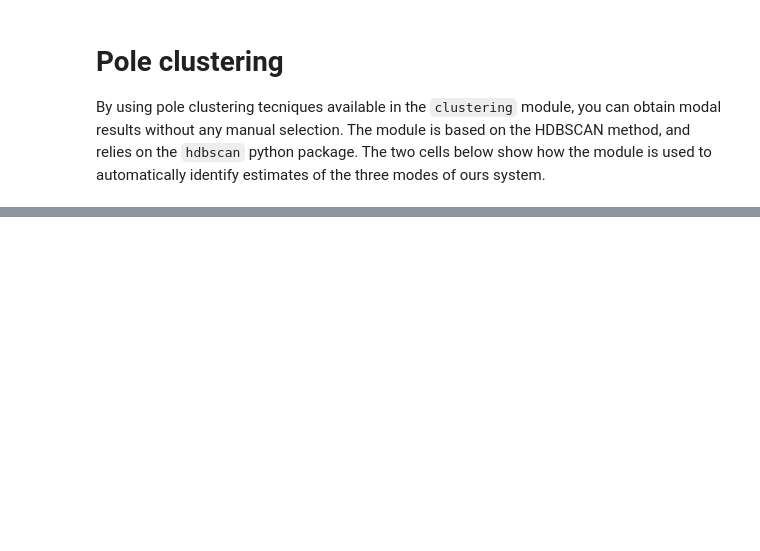
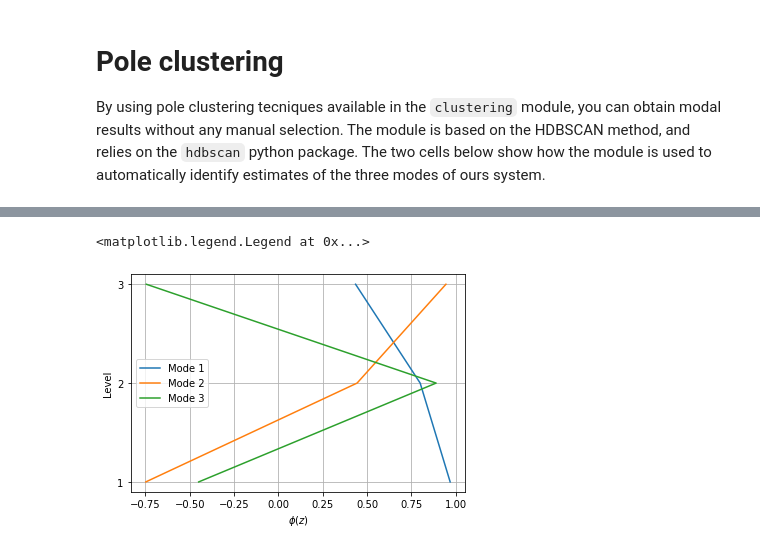
Before and after one commit to knutankv/koma, a Jupyter notebook: examples/python/shear_frame.ipynb, the cells around one changed output, grey strips where cells are left out. Cells and saved outputs as stored; diff of their text form; code cells hidden in the pictures; blank space fills up the shorter version.

```diff
--- a/examples/python/shear_frame.ipynb
+++ b/examples/python/shear_frame.ipynb
@@ -143,3 +154,16 @@ results
 lambd_used, phi_used, order_stab_used, group_ixs, all_single_ix, probs = pole_clusterer.postprocess(prob_threshold=prob_threshold)
 grouped_ixs = koma.clustering.group_array(all_single_ix, group_ixs)       # for instance the indices only,
 grouped_phis = koma.clustering.group_array(phi_used, group_ixs, axis=1)   # or the phis only
+# %%
+# Mode shapes
+for mode,phis in enumerate(grouped_phis):
+    plt.plot(np.real(np.mean(phis, axis=1)), np.arange(3)+1, label=f'Mode {mode+1}')
+
+plt.xlabel('$\phi(z)$')
+plt.ylabel('Level')
+plt.yticks(np.arange(3)+1)
+plt.grid('on')
+plt.legend()
+# %% [output]
+<matplotlib.legend.Legend at 0x...>
+[figure, added]
```
Also changed, not shown: parts of 13 cells of this notebook, 2 other files.
